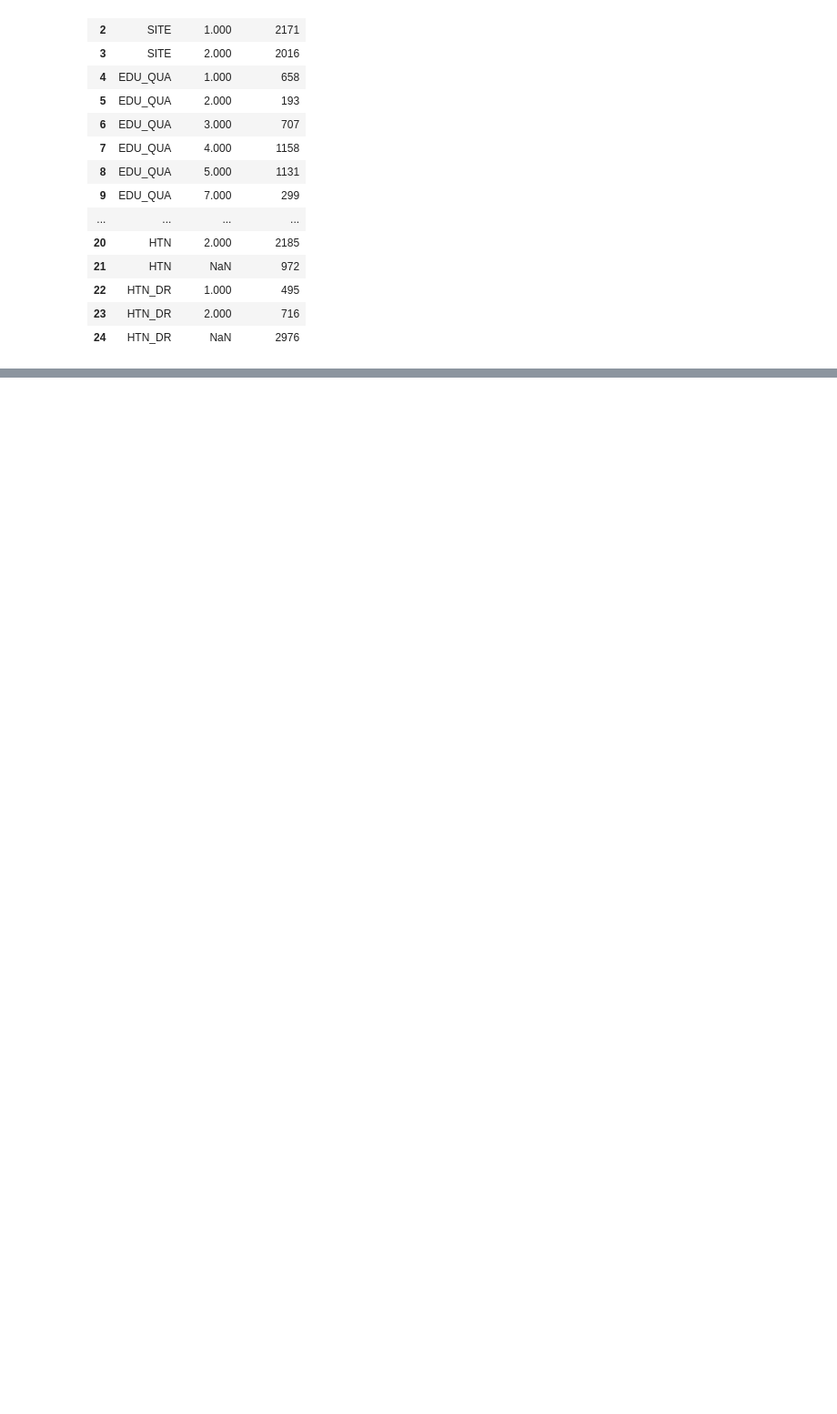
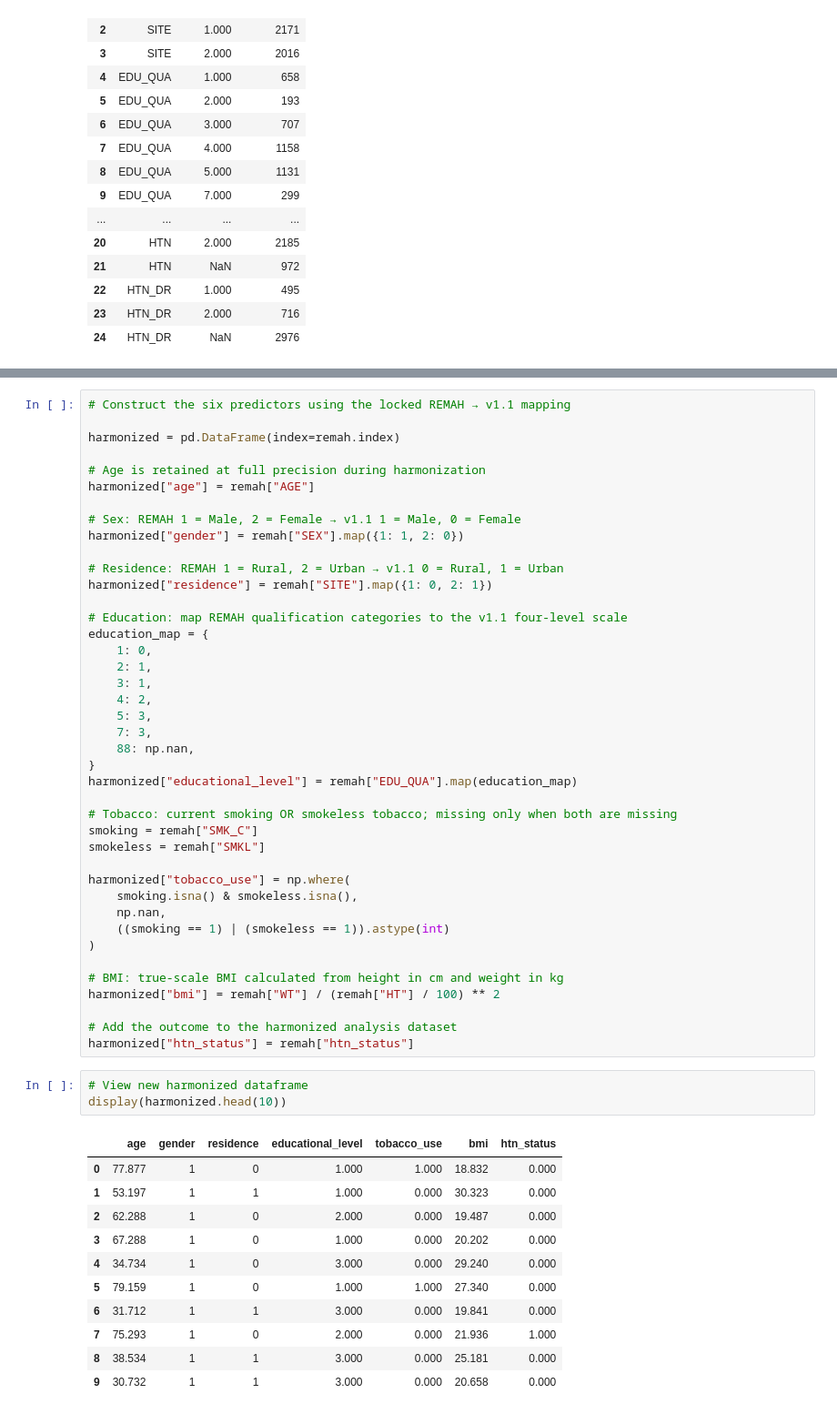
Before and after one commit to Phawazz/HyperSense, a Jupyter notebook: HyperSense v1.2/01_transportability.ipynb, the cells around one changed output, grey strips where cells are left out. Shown at 91% size. Saved outputs shown, nothing was run; the diff lists cells and outputs as text; blank space fills up the shorter version.

```diff
--- a/HyperSense v1.2/01_transportability.ipynb
+++ b/HyperSense v1.2/01_transportability.ipynb
@@ -276,0 +291,56 @@ Continuous variables:
+# %%
+# Construct the six predictors using the locked REMAH → v1.1 mapping
+
+harmonized = pd.DataFrame(index=remah.index)
+
+# Age is retained at full precision during harmonization
+harmonized["age"] = remah["AGE"]
+
+# Sex: REMAH 1 = Male, 2 = Female → v1.1 1 = Male, 0 = Female
+harmonized["gender"] = remah["SEX"].map({1: 1, 2: 0})
+
+# Residence: REMAH 1 = Rural, 2 = Urban → v1.1 0 = Rural, 1 = Urban
+harmonized["residence"] = remah["SITE"].map({1: 0, 2: 1})
+
+# Education: map REMAH qualification categories to the v1.1 four-level scale
+education_map = {
+    1: 0,
+    2: 1,
+    3: 1,
+    4: 2,
+    5: 3,
+    7: 3,
+    88: np.nan,
+}
+harmonized["educational_level"] = remah["EDU_QUA"].map(education_map)
+
+# Tobacco: current smoking OR smokeless tobacco; missing only when both are missing
+smoking = remah["SMK_C"]
+smokeless = remah["SMKL"]
+
+harmonized["tobacco_use"] = np.where(
+    smoking.isna() & smokeless.isna(),
+    np.nan,
+    ((smoking == 1) | (smokeless == 1)).astype(int)
+)
+
+# BMI: true-scale BMI calculated from height in cm and weight in kg
+harmonized["bmi"] = remah["WT"] / (remah["HT"] / 100) ** 2
+
+# Add the outcome to the harmonized analysis dataset
+harmonized["htn_status"] = remah["htn_status"]
+# %%
+# View new harmonized dataframe
+display(harmonized.head(10))
+# %% [output]
+|  | age | gender | residence | educational_level | tobacco_use | bmi | htn_status |
+| 0 | 77.877 | 1 | 0 | 1.000 | 1.000 | 18.832 | 0.000 |
+| 1 | 53.197 | 1 | 1 | 1.000 | 0.000 | 30.323 | 0.000 |
+| 2 | 62.288 | 1 | 0 | 2.000 | 0.000 | 19.487 | 0.000 |
+| 3 | 67.288 | 1 | 0 | 1.000 | 0.000 | 20.202 | 0.000 |
+| 4 | 34.734 | 1 | 0 | 3.000 | 0.000 | 29.240 | 0.000 |
+| 5 | 79.159 | 1 | 0 | 1.000 | 1.000 | 27.340 | 0.000 |
+| 6 | 31.712 | 1 | 1 | 3.000 | 0.000 | 19.841 | 0.000 |
+| 7 | 75.293 | 1 | 0 | 2.000 | 0.000 | 21.936 | 1.000 |
+| 8 | 38.534 | 1 | 1 | 3.000 | 0.000 | 25.181 | 0.000 |
+| 9 | 30.732 | 1 | 1 | 3.000 | 0.000 | 20.658 | 0.000 |
```
Also changed, not shown: parts of 30 cells of this notebook.
